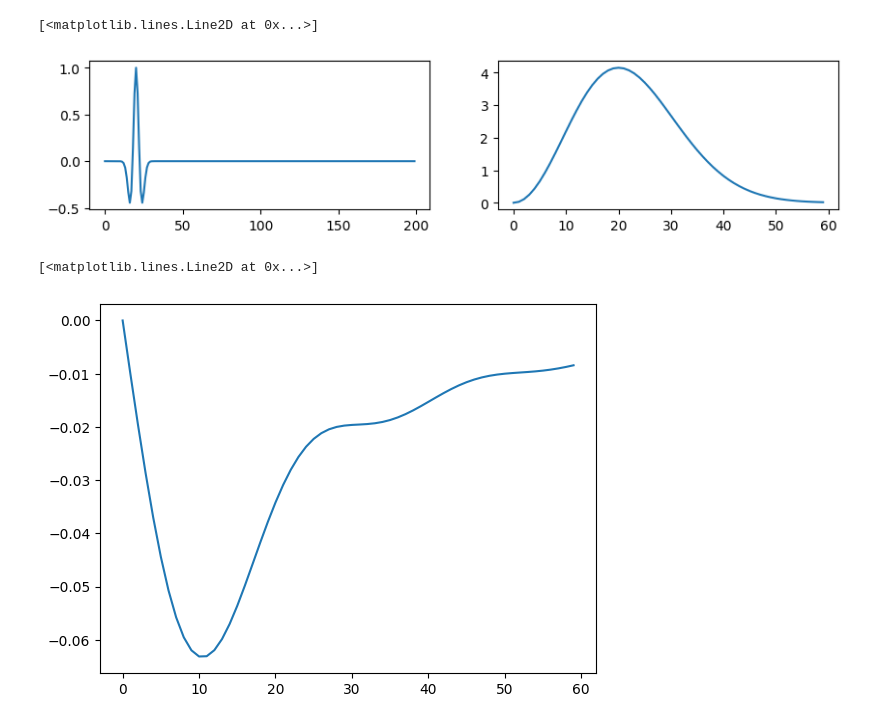
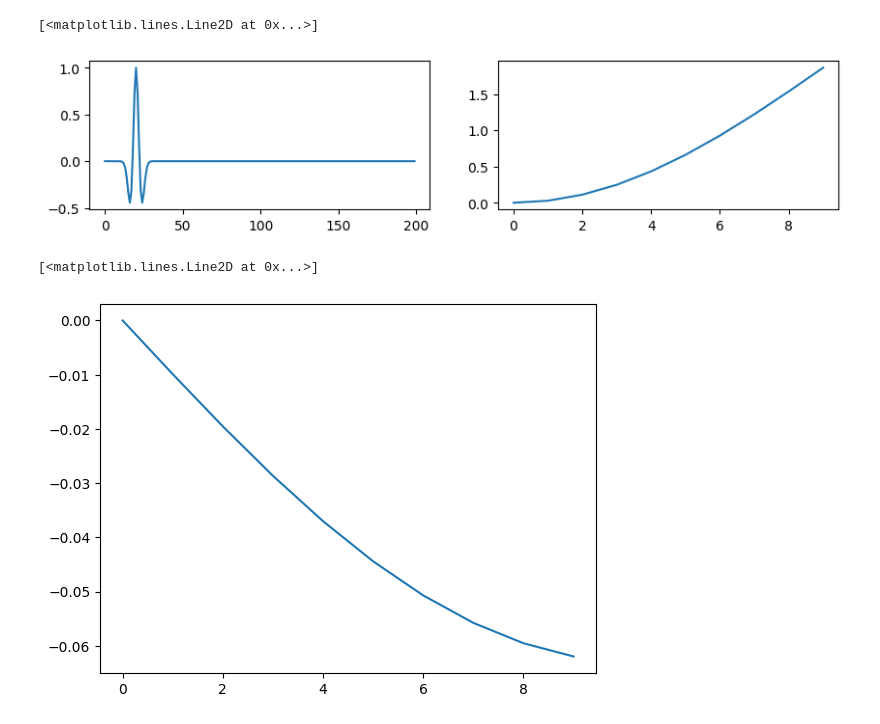
Before and after one commit to arustamm/fwix, a Jupyter notebook: propagator/jupyter/test_down_up.ipynb, the cells around one changed output. Saved outputs shown, nothing was run; the diff lists cells and outputs as text; code cells hidden in the pictures.

```diff
--- a/propagator/jupyter/test_down_up.ipynb
+++ b/propagator/jupyter/test_down_up.ipynb
@@ -16,28 +18,28 @@ import matplotlib.pyplot as plt
 # %%
 def ricker_wavelet(frequency, Nt, dt, t0=0):
     t = np.linspace(0, (Nt-1)*dt, Nt)
     t_shifted = t - t0
     ricker = (1 - 2 * (np.pi ** 2) * (frequency ** 2) * (t_shifted ** 2)) * np.exp(-(np.pi ** 2) * (frequency ** 2) * (t_shifted ** 2))
     return ricker
 
 # Parameters
 frequency = 10  # Ricker wavelet central frequency
 Nt = 200    # Length of the wavelet in seconds
 dt = 0.01      # Time sampling interval
 t0 = 0.2
 
 # Generate Ricker wavelet
 wavelet = ricker_wavelet(frequency, Nt, dt, t0=t0)
 W = np.fft.fft(wavelet)
 
 dw = 1/((Nt-1)*dt) * 2*np.pi
-nw = 60
+nw = 10
 f, a = plt.subplots(1,2, figsize=[10,2])
 a[0].plot(wavelet, label='Ricker Wavelet')
 a[1].plot(np.abs(W[:nw]), label="Spectrue")
 # %% [output]
 [<matplotlib.lines.Line2D at 0x...>]
-[figure, old version]
+[figure, new version]
 # %%
 npml_t = 10
 amax = 1e-2
@@ -51,5 +53,5 @@ wpml = np.fft.fft(tpml)[:nw]
 plt.plot(np.imag(wpml))
 # %% [output]
 [<matplotlib.lines.Line2D at 0x...>]
-[figure, old version]
+[figure, new version]
 # %%
```
Also changed, not shown: parts of 9 cells of this notebook, 25 other files.
